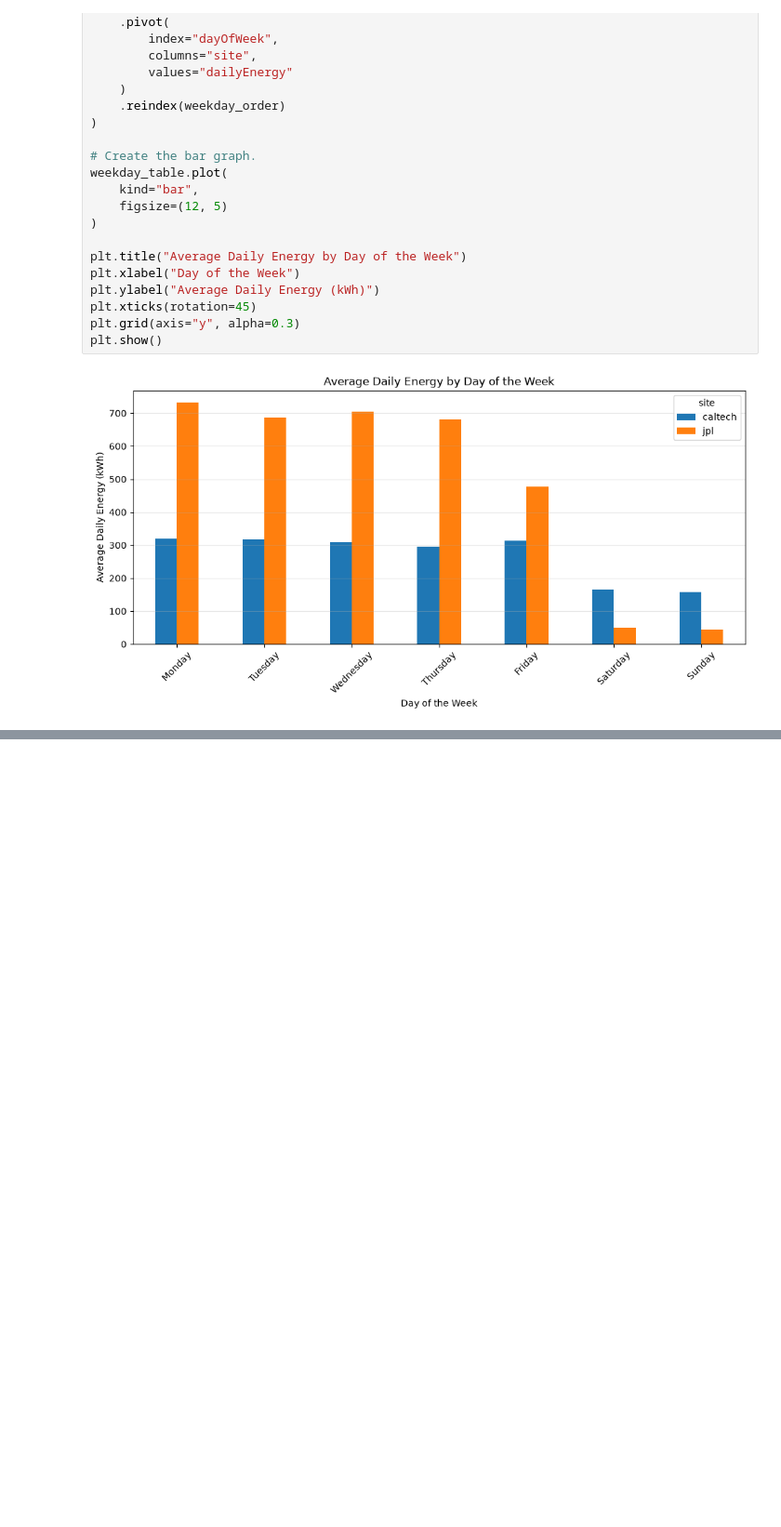
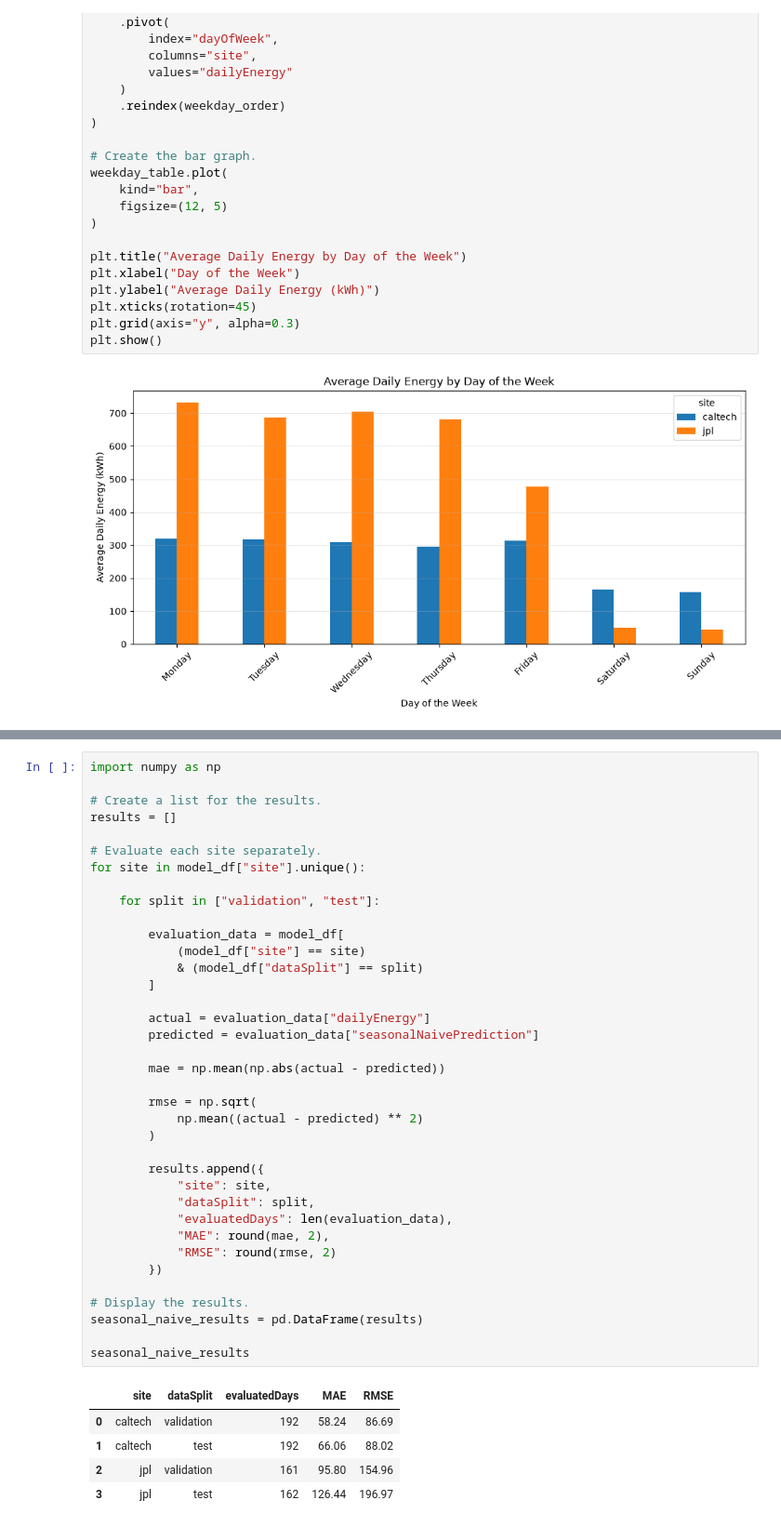
Before and after one commit to mikedalanon/EV-Thesis, a Jupyter notebook: EV_ConceptDriftAware_Thesis.ipynb, the cells around one changed output, grey strips where cells are left out. Shown at 93% size. Drawn from its saved outputs; the diff is of its cells as text; blank space fills up the shorter version.

```diff
--- a/EV_ConceptDriftAware_Thesis.ipynb
+++ b/EV_ConceptDriftAware_Thesis.ipynb
@@ -504,0 +666,43 @@ plt.show()
+# %%
+import numpy as np
+
+# Create a list for the results.
+results = []
+
+# Evaluate each site separately.
+for site in model_df["site"].unique():
+
+    for split in ["validation", "test"]:
+
+        evaluation_data = model_df[
+            (model_df["site"] == site)
+            & (model_df["dataSplit"] == split)
+        ]
+
+        actual = evaluation_data["dailyEnergy"]
+        predicted = evaluation_data["seasonalNaivePrediction"]
+
+        mae = np.mean(np.abs(actual - predicted))
+
+        rmse = np.sqrt(
+            np.mean((actual - predicted) ** 2)
+        )
+
+        results.append({
+            "site": site,
+            "dataSplit": split,
+            "evaluatedDays": len(evaluation_data),
+            "MAE": round(mae, 2),
+            "RMSE": round(rmse, 2)
+        })
+
+# Display the results.
+seasonal_naive_results = pd.DataFrame(results)
+
+seasonal_naive_results
+# %% [output]
+|  | site | dataSplit | evaluatedDays | MAE | RMSE |
+| 0 | caltech | validation | 192 | 58.24 | 86.69 |
+| 1 | caltech | test | 192 | 66.06 | 88.02 |
+| 2 | jpl | validation | 161 | 95.80 | 154.96 |
+| 3 | jpl | test | 162 | 126.44 | 196.97 |
```
Also changed, not shown: parts of 10 cells of this notebook.
